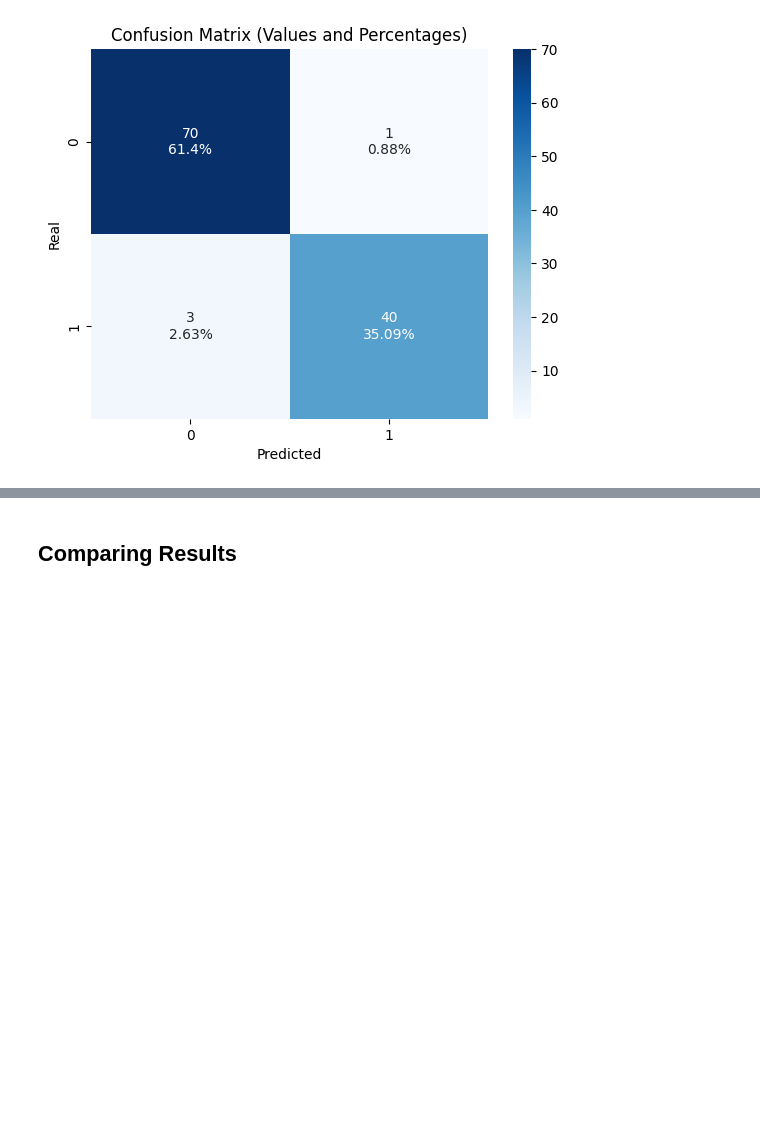
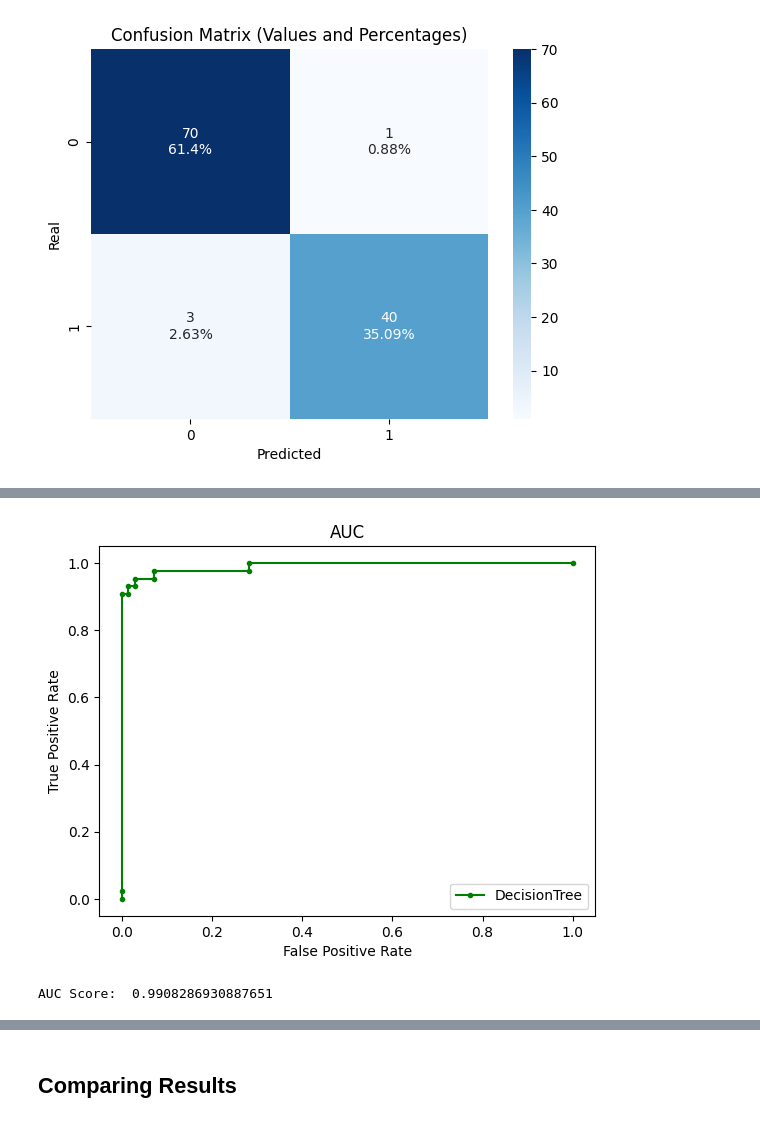
Before and after one commit to ThiagoLahass/Breast-Cancer-Diagnostic-Prediction-with-Machine-Learning, a Jupyter notebook: Breast-Cancer-Diagnostic.ipynb, the cells around one changed output, grey strips where cells are left out. Saved outputs shown, nothing was run; the diff lists cells and outputs as text; code cells hidden in the pictures; blank space fills up the shorter version.

```diff
--- a/Breast-Cancer-Diagnostic.ipynb
+++ b/Breast-Cancer-Diagnostic.ipynb
@@ -506,0 +522,17 @@ Text(0.5, 1.0, 'Confusion Matrix (Values and Percentages)')
+# %%
+predicted_probab_XGB = XGB_model.predict_proba(x_test)
+predicted_probab_XGB = predicted_probab_XGB[:, 1]
+fpr, tpr, _ = roc_curve(y_test, predicted_probab_XGB)
+
+auc_XGB = roc_auc_score(y_test, predicted_probab_XGB)
+# %%
+plt.plot(fpr, tpr, marker = '.', color = 'Green', label = 'DecisionTree')
+plt.xlabel('False Positive Rate')
+plt.ylabel('True Positive Rate')
+plt.title('AUC')
+plt.legend(loc = 4)
+plt.show()
+print('AUC Score: ', auc_XGB)
+# %% [output]
+[figure, added]
+AUC Score:  0.9908286930887651
```
Also changed, not shown: parts of 17 cells of this notebook, 2 other files.
